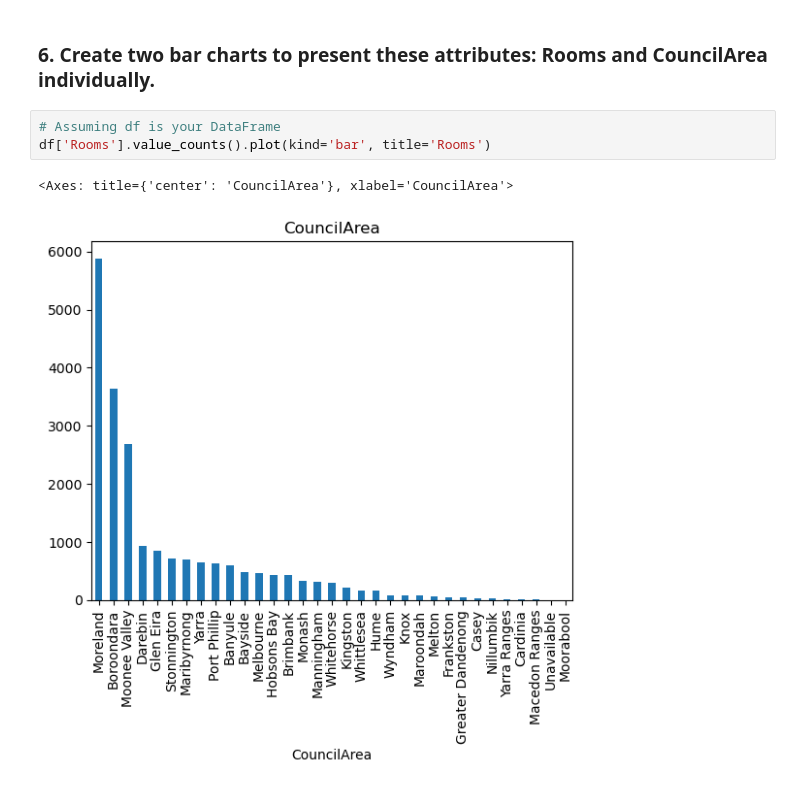
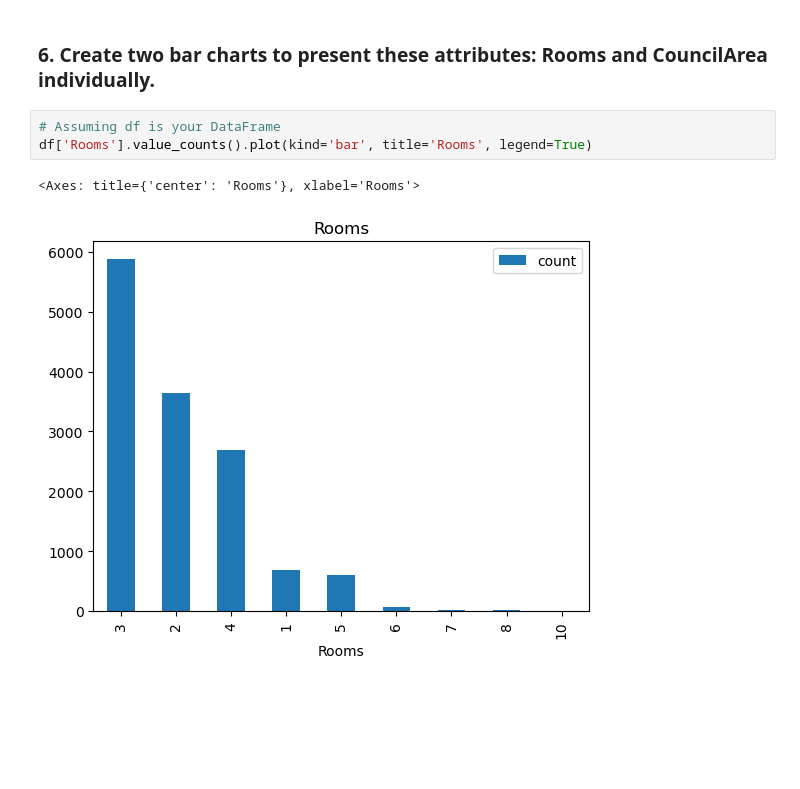
Before and after one commit to wit03/datamodel, a Jupyter notebook: midterm/test.ipynb, the cells around one changed output. Drawn from its saved outputs; the diff is of its cells as text; blank space fills up the shorter version.

```diff
--- a/midterm/test.ipynb
+++ b/midterm/test.ipynb
@@ -266,7 +266,7 @@ plt.show()
 ### 6. Create two bar charts to present these attributes: Rooms and CouncilArea individually.
 # %%
 # Assuming df is your DataFrame
-df['Rooms'].value_counts().plot(kind='bar', title='Rooms')
+df['Rooms'].value_counts().plot(kind='bar', title='Rooms', legend=True)
 # %% [output]
-<Axes: title={'center': 'CouncilArea'}, xlabel='CouncilArea'>
+<Axes: title={'center': 'Rooms'}, xlabel='Rooms'>
-[figure, old version]
+[figure, new version]
```
Also changed, not shown: parts of 2 cells of this notebook.
